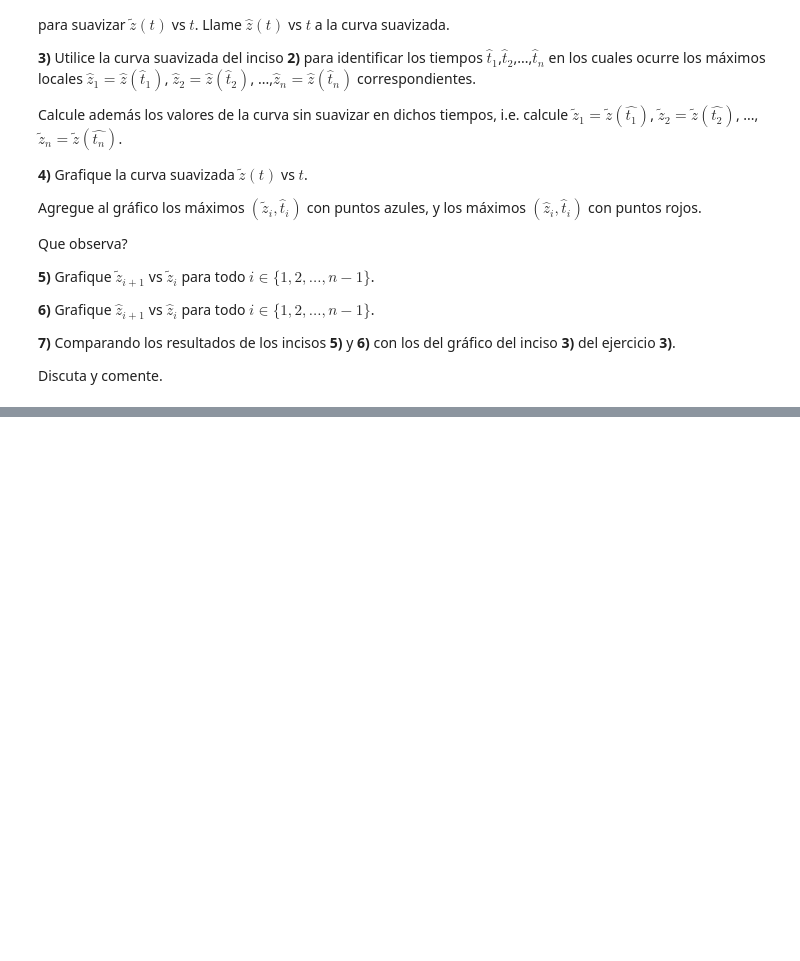
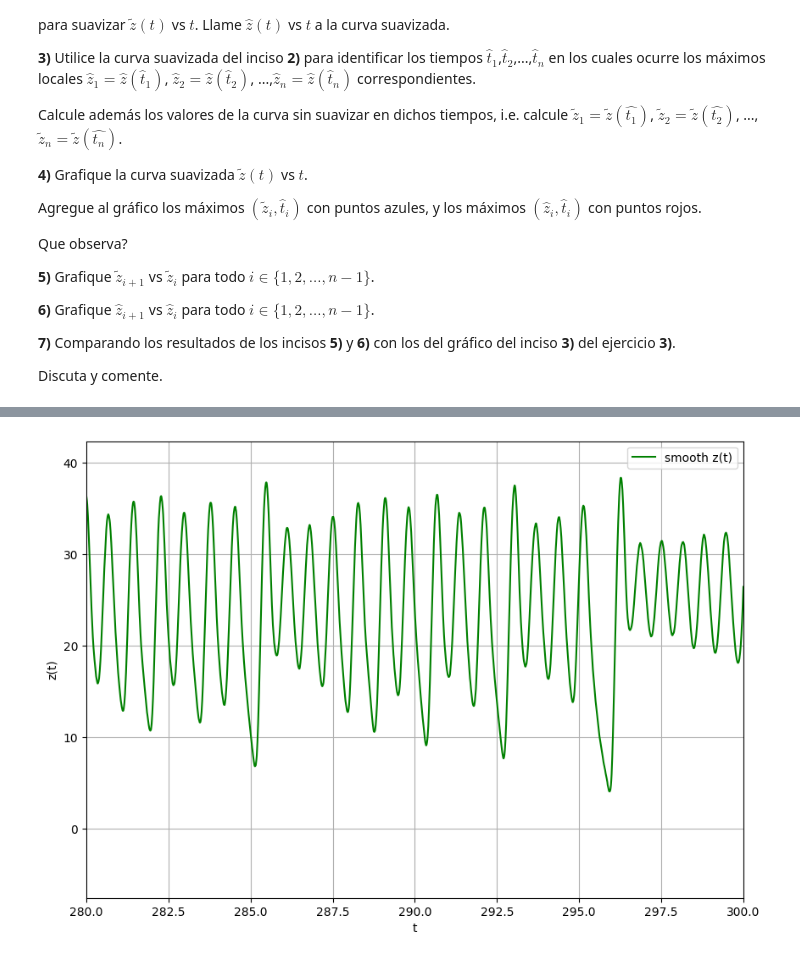
Before and after one commit to AdolfoBanchio/Redes-neuronales-2024, a Jupyter notebook: guias_ejercicios/redes_neuronales_2024_guia_6.ipynb, the cells around one changed output, grey strips where cells are left out. Drawn from its saved outputs; the diff is of its cells as text; code cells hidden in the pictures; blank space fills up the shorter version.

```diff
--- a/guias_ejercicios/redes_neuronales_2024_guia_6.ipynb
+++ b/guias_ejercicios/redes_neuronales_2024_guia_6.ipynb
@@ -276,0 +303,14 @@ Discuta y comente.
+# %%
+# 4.2) suavizar la señal y compararlo con la ruidosa
+z_smooth = sgn.savgol_filter(z_noisy,51,3)
+
+fig = plt.figure(figsize=(10, 7))
+plt.plot(t_4,z_smooth,color='green', label='smooth z(t)')
+plt.xlabel('t')
+plt.ylabel('z(t)')
+plt.xlim(280, 300)
+plt.grid()
+plt.legend()
+plt.show()
+# %% [output]
+[figure, added]
```
Also changed, not shown: parts of 10 cells of this notebook, 4 other files.
